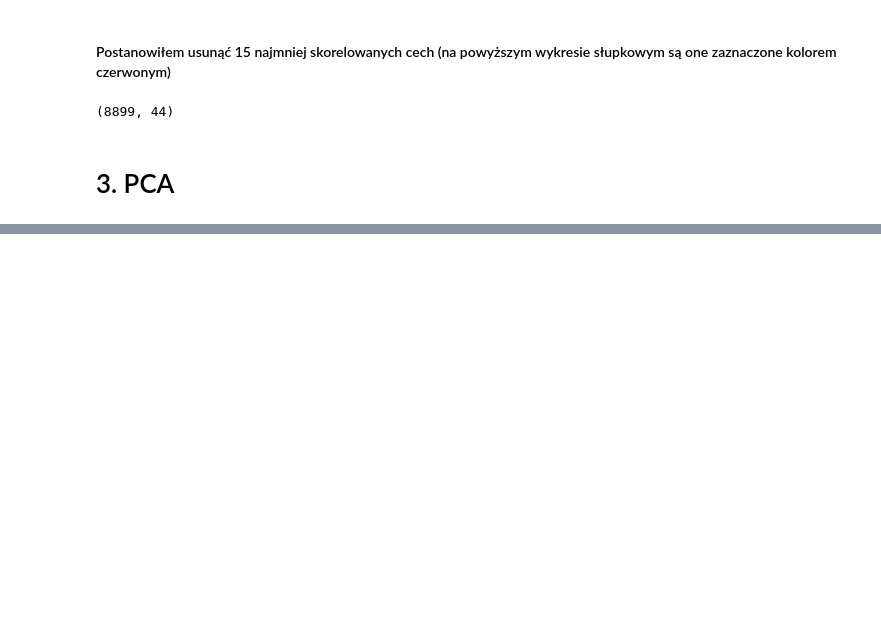
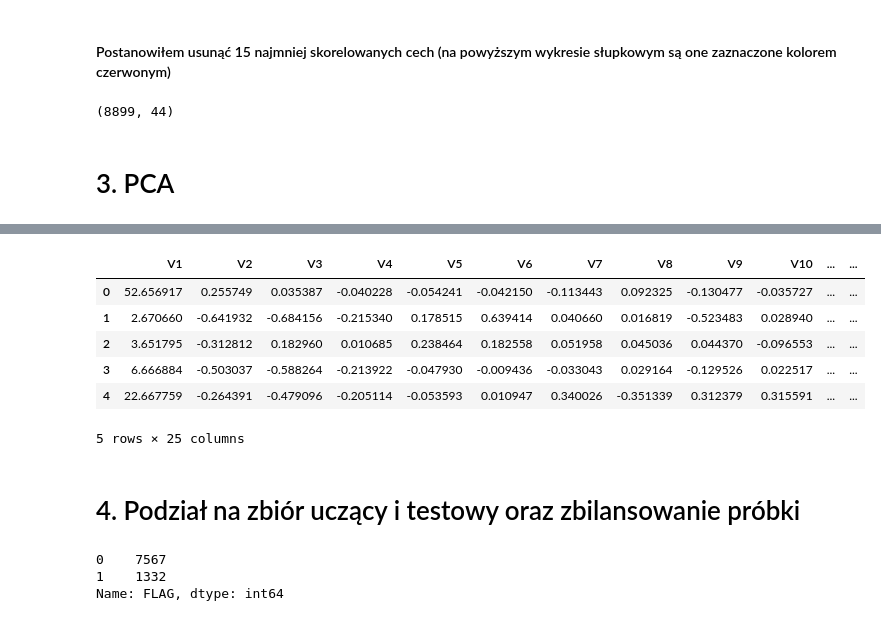
Before and after one commit to Pullsu/Uczenie-maszynowe-w-finansach, a Jupyter notebook: Use_Case_1.ipynb, the cells around one changed output, grey strips where cells are left out. Saved outputs shown, nothing was run; the diff lists cells and outputs as text; code cells hidden in the pictures; blank space fills up the shorter version.

```diff
--- a/Use_Case_1.ipynb
+++ b/Use_Case_1.ipynb
@@ -441,0 +539,27 @@ dane_norm2.shape
+# %%
+pca = PCA(n_components=25)  # Liczba komponentów do zachowania
+principalComponents = pca.fit_transform(X_before_PCA) # Transformacja do numpy.ndarray
+# %%
+# Utworzenie ramki danych z cechami objaśniającymi
+X = pd.DataFrame(data = principalComponents,
+                           columns = ['V1', 'V2','V3','V4','V5','V6','V7','V8','V9','V10',
+                          'V11','V12','V13','V14','V15','V16','V17','V18','V19','V20',
+                          'V21','V22','V23','V24','V25'])
+# %%
+X.head(5)
+# %% [output]
+|  | V1 | V2 | V3 | V4 | V5 | V6 | V7 | V8 | V9 | V10 | ... | ... |
+| 0 | 52.656917 | 0.255749 | 0.035387 | -0.040228 | -0.054241 | -0.042150 | -0.113443 | 0.092325 | -0.130477 | -0.035727 | ... | ... |
+| 1 | 2.670660 | -0.641932 | -0.684156 | -0.215340 | 0.178515 | 0.639414 | 0.040660 | 0.016819 | -0.523483 | 0.028940 | ... | ... |
+| 2 | 3.651795 | -0.312812 | 0.182960 | 0.010685 | 0.238464 | 0.182558 | 0.051958 | 0.045036 | 0.044370 | -0.096553 | ... | ... |
+| 3 | 6.666884 | -0.503037 | -0.588264 | -0.213922 | -0.047930 | -0.009436 | -0.033043 | 0.029164 | -0.129526 | 0.022517 | ... | ... |
+| 4 | 22.667759 | -0.264391 | -0.479096 | -0.205114 | -0.053593 | 0.010947 | 0.340026 | -0.351339 | 0.312379 | 0.315591 | ... | ... |
+5 rows × 25 columns
+# %% [markdown]
+# 4. Podział na zbiór uczący i testowy oraz zbilansowanie próbki
+# %%
+y.value_counts()
+# %% [output]
+0    7567
+1    1332
+Name: FLAG, dtype: int64
```
Also changed, not shown: parts of 44 cells of this notebook.
